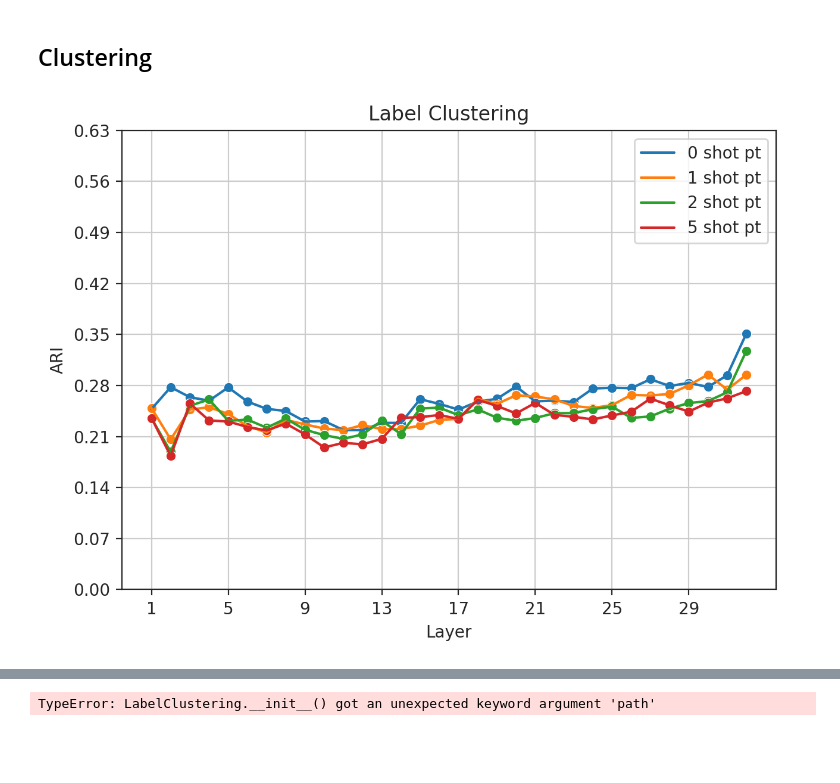
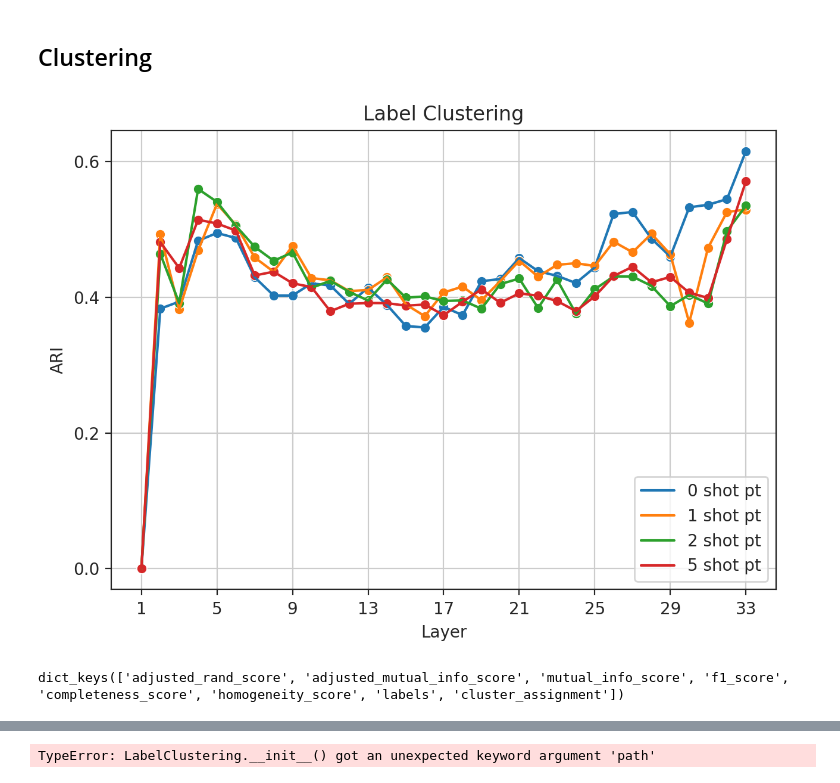
Before and after one commit to diegodoimo/geometry_icl_finetuning, a Jupyter notebook: notebook/science_qa.ipynb, the cells around one changed output, grey strips where cells are left out. Saved outputs shown, nothing was run; the diff lists cells and outputs as text; code cells hidden in the pictures; blank space fills up the shorter version.

Commit message:
unified_tensor_exctraction

```diff
--- a/notebook/science_qa.ipynb
+++ b/notebook/science_qa.ipynb
@@ -34,7 +34,7 @@ def plotter(data, title, ylabel):
     )
     # Setup figure and axes for 2 plots in one row
     plt.figure(dpi = 200)
-    layers = np.arange(0,data[0].shape[0])
+    layers = np.arange(0,data[0].shape[0]+1)
 
     #Set ticks
     if layers.shape[0] < 50:
@@ -53,16 +53,18 @@ def plotter(data, title, ylabel):
     markerstyle = ['o', 'o', 'o', 'o']#, 'x']
 
     for int_dim, label, markerstyle in zip(data, names, markerstyle):
-        sns.scatterplot(x=layers, y=int_dim, marker= markerstyle)
-        sns.lineplot(x=layers, y=int_dim, label=label)
+        new_arr = np.zeros(len(int_dim)+1)
+        new_arr[1:] = int_dim
+        sns.scatterplot(x=layers, y=new_arr, marker= markerstyle)
+        sns.lineplot(x=layers, y=new_arr, label=label)
 
 
     plt.xlabel("Layer")
     plt.ylabel(ylabel)
     plt.title(title)
     plt.xticks(ticks=tick_positions, labels=tick_labels)
-    tick_positions_y = np.arange(0, 0.7, 0.7/10).round(3)
-    plt.yticks(tick_positions_y)
+    #tick_positions_y = np.arange(0, 0.7, 0.7/10).round(3)
+    #plt.yticks(tick_positions_y)
     plt.tick_params(axis='y')
     plt.legend()
     plt.tight_layout()
@@ -122,5 +124,21 @@ rows_to_keep = test.query(f"category in {category_to_include}").index.to_numpy()
 # test.query(f"category=='Force and motion'")
 # test.query(f"category in {category_to_include}")
 topics = test.topic.to_list()
+categories = test.category.to_list()
+subjects = test.subject.to_list()
 # %%
 subjects_test = preprocess_label(test.category.to_list(), 32)
+# %%
+print(test.topic.value_counts())
+topic_to_include = [
+    "biology",
+    "physics",
+    "chemistry",
+    "grammar",
+    "economics",
+    "earth science",
+    "us-history",
+    "world-history",
+]
+
+rows_to_keep = test.query(f"topic in {topic_to_include}").index.to_numpy()
@@ -129,25 +165,33 @@ subjects_test = preprocess_label(test.category.to_list(), 32)
 # %%
 _PATH = Path("/orfeo/cephfs/scratch/area/ddoimo/open/geometric_lens"
              "/repo/results/scienceqa/few_shot_category/evaluated_test/llama-3-8b")
 
 shot = [0,1,2,5]
 data_subjects = []
+# labels = preprocess_label(topics, 32)
+labels = preprocess_label(topics, 32)
+
+labels = preprocess_label(subjects, 32)
+labels = preprocess_label(categories, 32)
+labels = labels[:, rows_to_keep]
 for i in shot:
     clustering = LabelClustering()
     out_from_storage = retrieve_from_storage(_PATH / f'{i}shot',
                                             full_tensor=True)
-    tensors, labels, number_of_layers = out_from_storage
-    # tensors = tensors[:, rows_to_keep]
-    #labels = labels["subjects"][:, rows_to_keep]
-    labels = topic
-    labels = preprocess_label(labels, 32)
+    tensors, _, number_of_layers = out_from_storage
+    tensors = tensors[:, rows_to_keep]
+
     data_subjects.append(clustering.main(z=1.6,
                                 tensors=tensors,
                                 labels=labels,
                                 number_of_layers=number_of_layers,
                                 parallel=True))
 
 ari = [np.array(i['adjusted_rand_score']) for i in data_subjects]
 plotter(ari, "Label Clustering", "ARI")
 # %% [output]
-[figure, old version]
+[figure, new version]
+# %%
+data_subjects[0].keys()
+# %% [output]
+dict_keys(['adjusted_rand_score', 'adjusted_mutual_info_score', 'mutual_info_score', 'f1_score', 'completeness_score', 'homogeneity_score', 'labels', 'cluster_assignment'])
```
Also changed, not shown: parts of 3 cells of this notebook, 2 other files.
